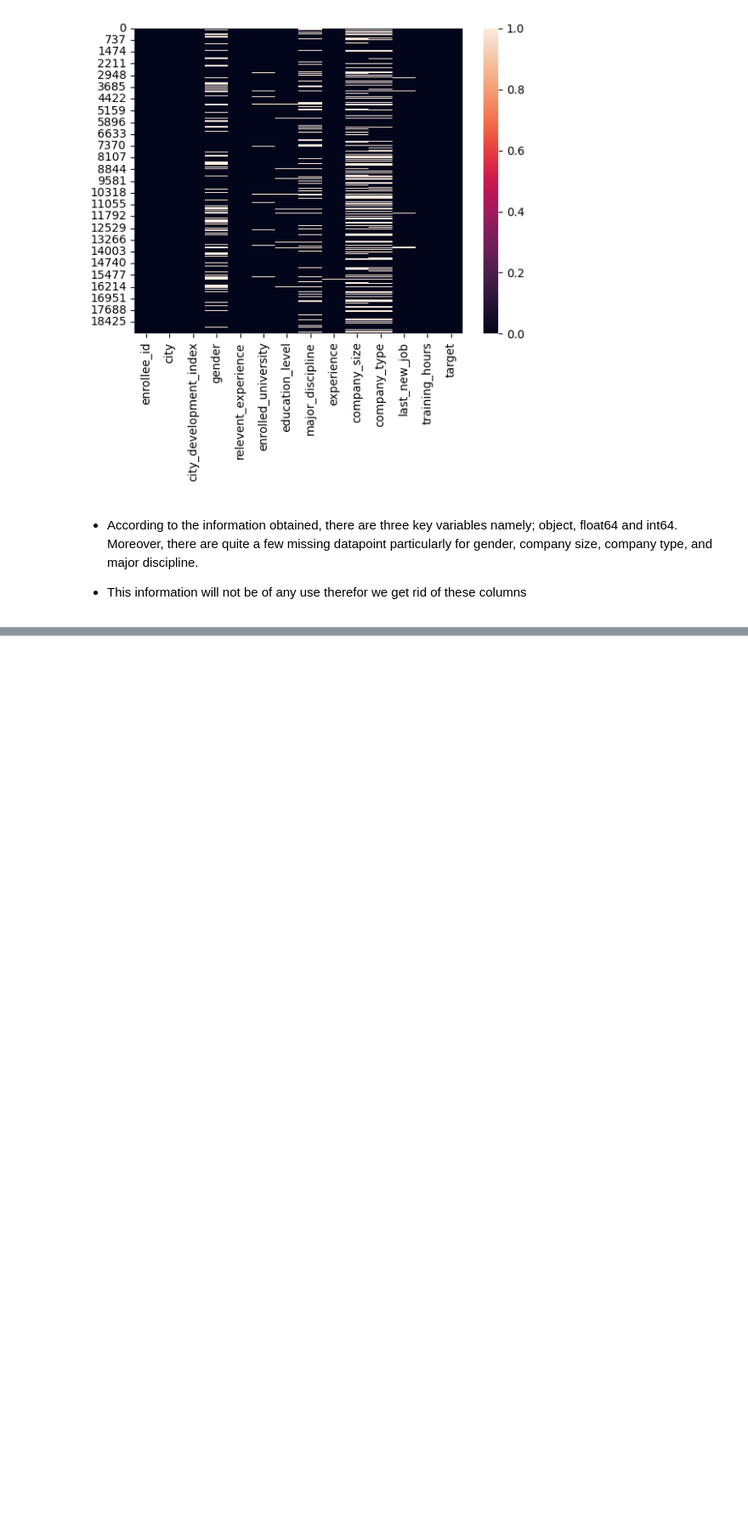
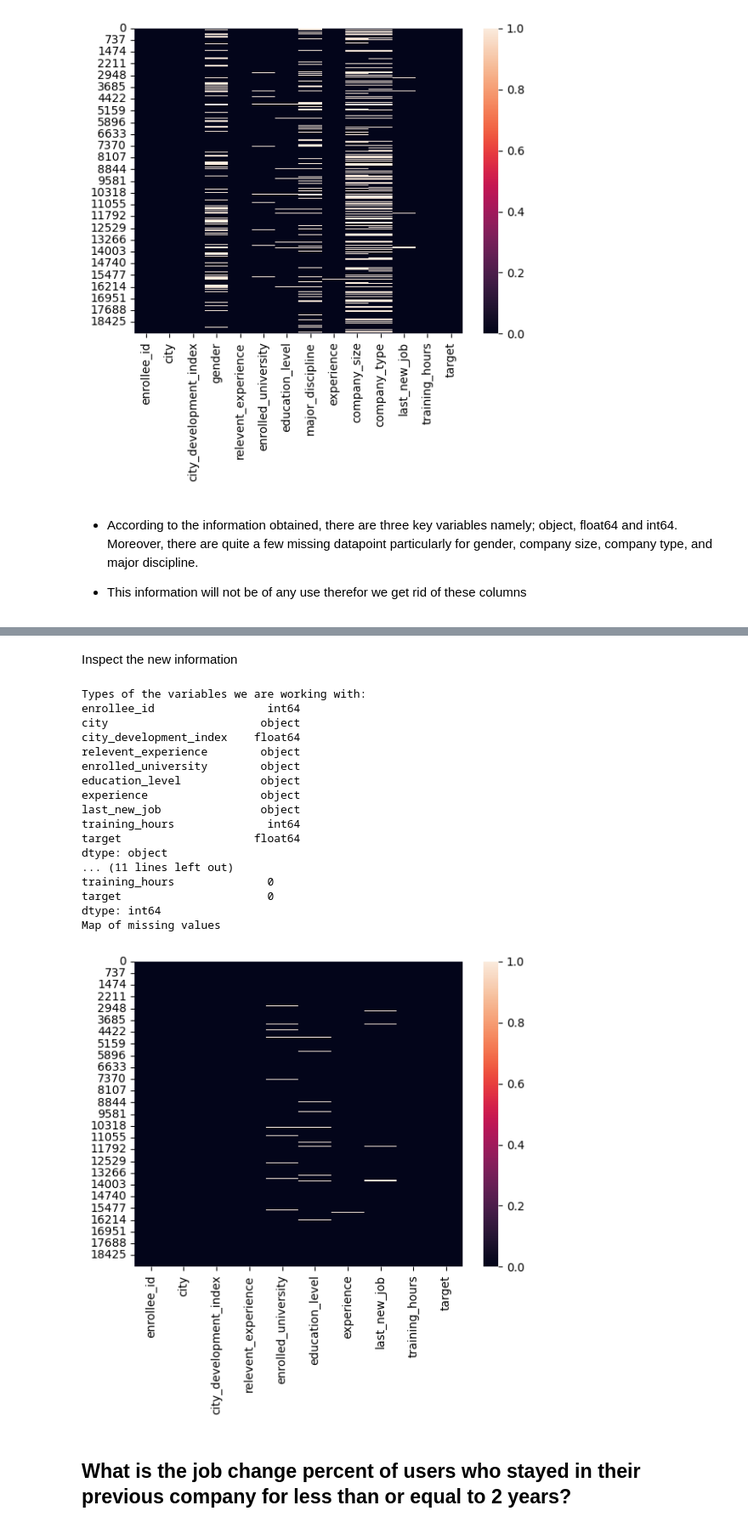
Before and after one commit to asiemachris12/DS-Job-Change-Prediction-Machine-Learning-Project, a Jupyter notebook: 002-DS Job Change.ipynb, the cells around one changed output, grey strips where cells are left out. Shown: that part at 85% size. Drawn from its saved outputs; the diff is of its cells as text; code cells hidden in the pictures; blank space fills up the shorter version.

```diff
--- a/002-DS Job Change.ipynb
+++ b/002-DS Job Change.ipynb
@@ -148,0 +288,41 @@ df_dropped
+# %% [markdown]
+Inspect the new information
+# %%
+# check for the missing values and dataframes
+def remaining_columns(df_dropped):
+  import pandas as pd
+  import seaborn as sns
+  print("Types of the variables we are working with:")
+  print(df_dropped.dtypes) # dtypes
+
+  print("Total Samples with missing values:")
+
+  print(df_dropped.isnull().any(axis=1).sum()) # null values
+
+  print("Total Missing Values per Variable")
+  print(df_dropped.isnull().sum())
+  print("Map of missing values")
+  sns.heatmap(df_dropped.isnull())
+# %%
+remaining_columns(df_dropped)
+# %% [output]
+Types of the variables we are working with:
+enrollee_id                 int64
+city                       object
+city_development_index    float64
+relevent_experience        object
+enrolled_university        object
+education_level            object
+experience                 object
+last_new_job               object
+training_hours              int64
+target                    float64
+dtype: object
+... (11 lines left out)
+training_hours              0
+target                      0
+dtype: int64
+Map of missing values
+[figure, added]
+# %% [markdown]
+## What is the job change percent of users who stayed in their previous company for less than or equal to 2 years?
```
Also changed, not shown: parts of 19 cells of this notebook, 9 other files.
